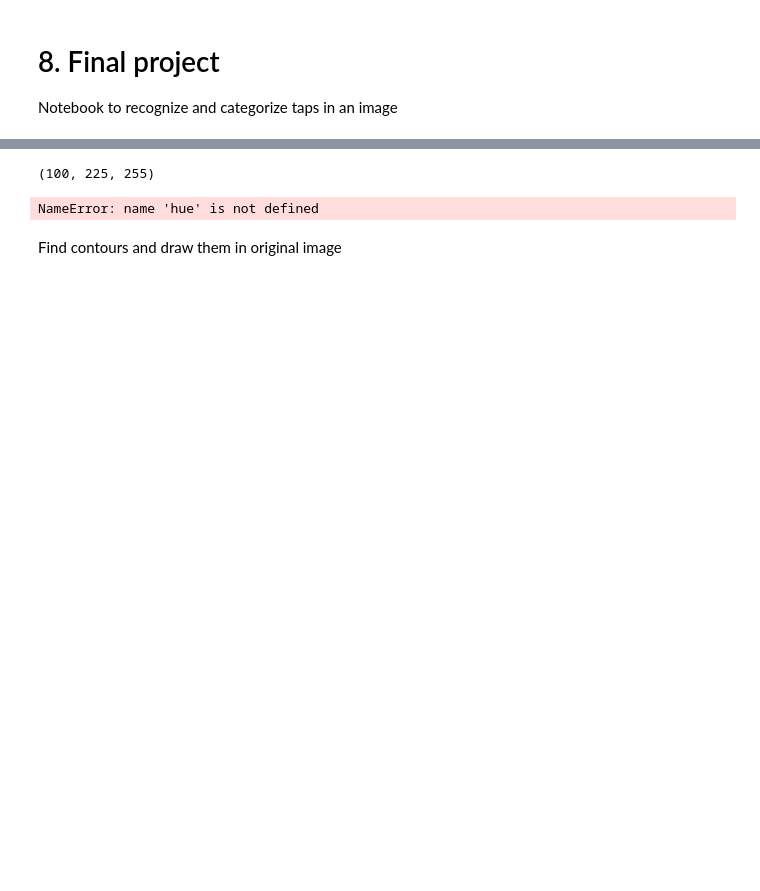
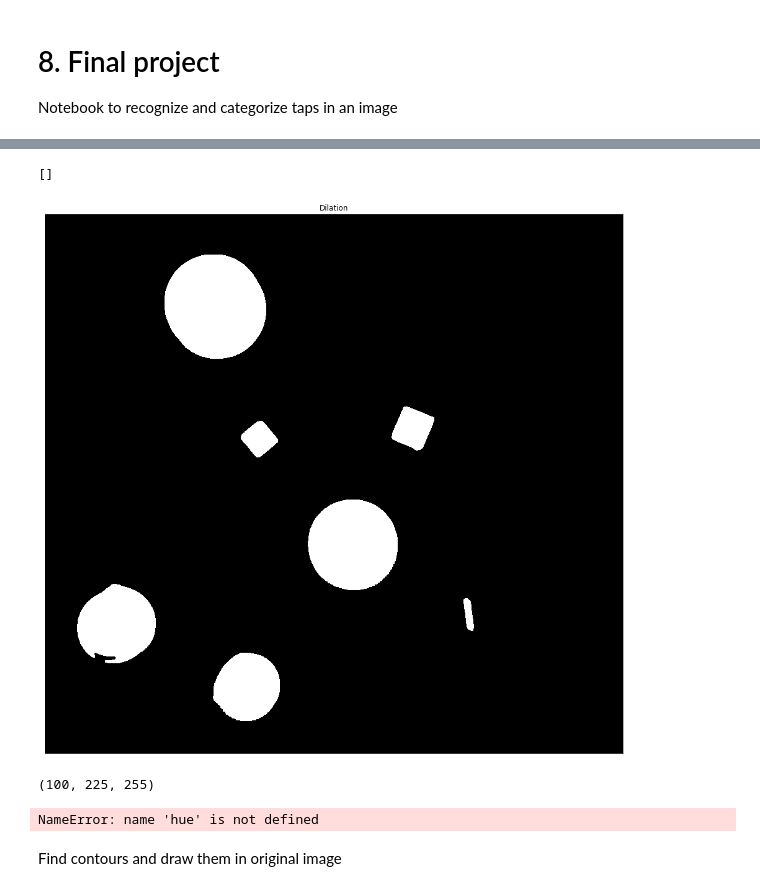
Before and after one commit to betegon/Artificial-Vision-guide, a Jupyter notebook: 8_Final_project.ipynb, the cells around one changed output, grey strips where cells are left out. Cells and saved outputs as stored; diff of their text form; code cells hidden in the pictures; blank space fills up the shorter version.

Commit message:
filter dark objects

```diff
--- a/8_Final_project.ipynb
+++ b/8_Final_project.ipynb
@@ -94,3 +99,22 @@ for ax in axes:
+# %%
+# Note that we can use different kernels if needed
+kernel = np.ones((5,5),np.float32)/225
+
+# Dilation for inrange dark
+dilation = cv2.dilate(th_inrange, kernel, iterations = 3)
+
+
+opening = cv2.morphologyEx(th_inrange, cv2.MORPH_OPEN, kernel)
+closing = cv2.morphologyEx(th_inrange, cv2.MORPH_CLOSE, kernel)
+
+fig, axes = plt.subplots(1, 1, figsize=(24, 16))
+axes.imshow(dilation, cmap='gray', vmin=0, vmax=255)
+axes.set_title('Dilation')
+axes.set_xticks([])
+axes.set_yticks([])
+# %% [output]
+[]
+[figure, added]
 # %%
 # We can obtain the HSV value picking one BGR color and using hsv transformation
 def rgb2hsv(r, g, b):
```
Also changed, not shown: parts of 3 cells of this notebook.
